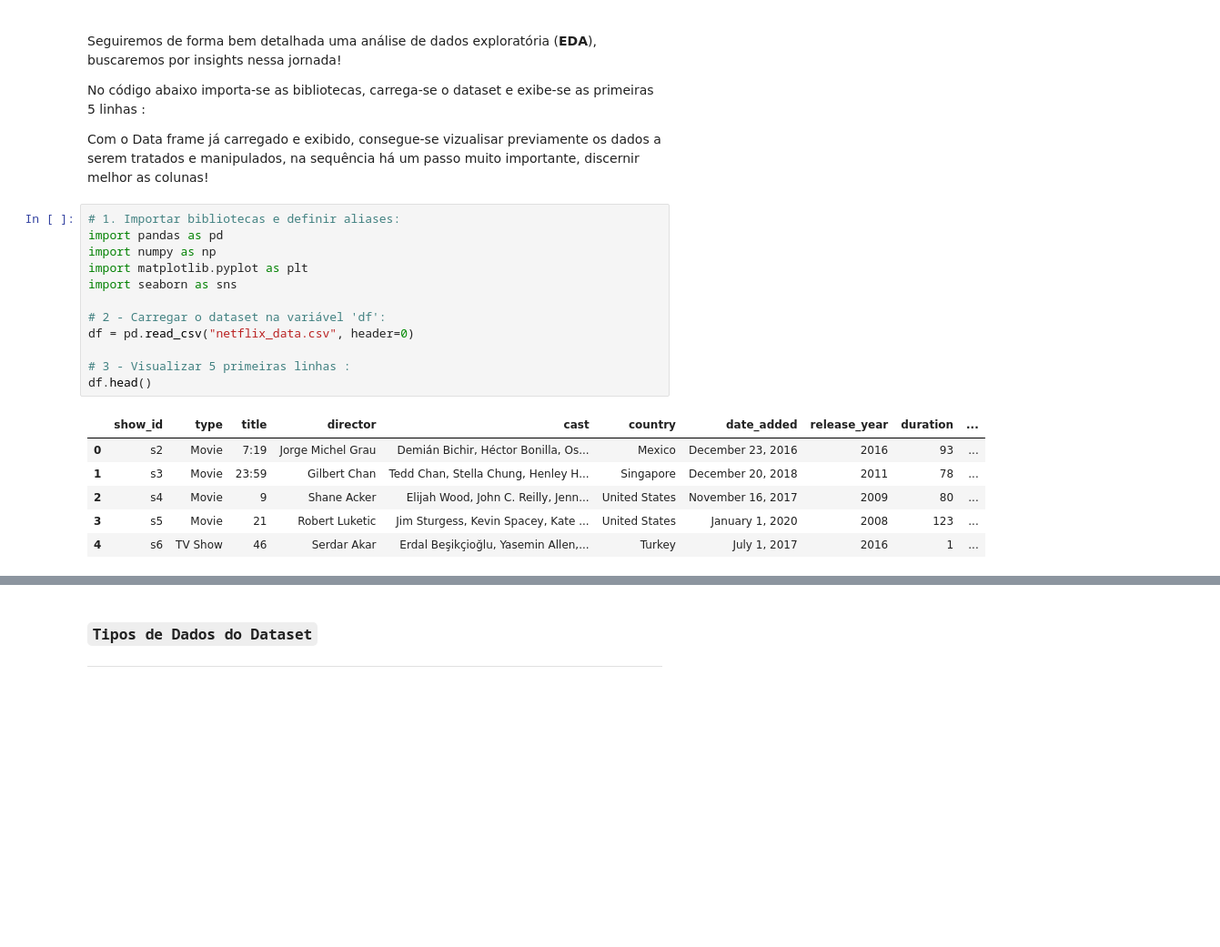
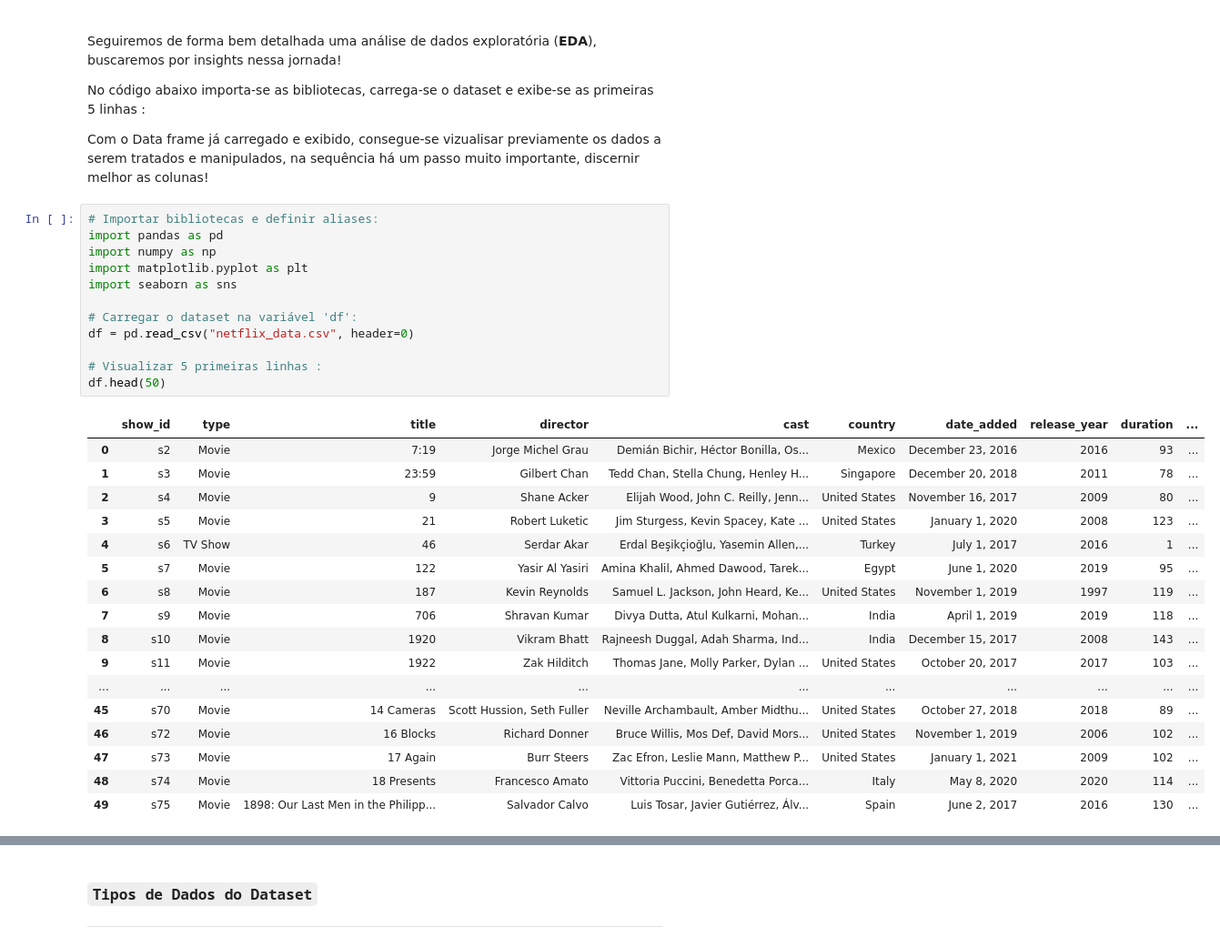
Before and after one commit to JoaoRanulfoDatascience/Netflix_ProjetoDS, a Jupyter notebook: netflix_analise_exploratoria.ipynb, the cells around one changed output, grey strips where cells are left out. Shown at 91% size. Cells and saved outputs as stored; diff of their text form; blank space fills up the shorter version.

```diff
--- a/netflix_analise_exploratoria.ipynb
+++ b/netflix_analise_exploratoria.ipynb
@@ -8,24 +8,35 @@ No código abaixo importa-se as bibliotecas, carrega-se o dataset e exibe-se as
 
 Com o Data frame já carregado e exibido, consegue-se vizualisar previamente os dados a serem tratados e manipulados, na sequência há um passo muito importante, discernir melhor as colunas!
 # %%
-# 1. Importar bibliotecas e definir aliases:
+# Importar bibliotecas e definir aliases:
 import pandas as pd
 import numpy as np
 import matplotlib.pyplot as plt
 import seaborn as sns
 
-# 2 - Carregar o dataset na variável 'df':
+# Carregar o dataset na variável 'df':
 df = pd.read_csv("netflix_data.csv", header=0)
 
-# 3 - Visualizar 5 primeiras linhas :
-df.head()
+# Visualizar 5 primeiras linhas :
+df.head(50)
 # %% [output]
 |  | show_id | type | title | director | cast | country | date_added | release_year | duration | ... |
 | 0 | s2 | Movie | 7:19 | Jorge Michel Grau | Demián Bichir, Héctor Bonilla, Os... | Mexico | December 23, 2016 | 2016 | 93 | ... |
 | 1 | s3 | Movie | 23:59 | Gilbert Chan | Tedd Chan, Stella Chung, Henley H... | Singapore | December 20, 2018 | 2011 | 78 | ... |
 | 2 | s4 | Movie | 9 | Shane Acker | Elijah Wood, John C. Reilly, Jenn... | United States | November 16, 2017 | 2009 | 80 | ... |
 | 3 | s5 | Movie | 21 | Robert Luketic | Jim Sturgess, Kevin Spacey, Kate ... | United States | January 1, 2020 | 2008 | 123 | ... |
 | 4 | s6 | TV Show | 46 | Serdar Akar | Erdal Beşikçioğlu, Yasemin Allen,... | Turkey | July 1, 2017 | 2016 | 1 | ... |
+| 5 | s7 | Movie | 122 | Yasir Al Yasiri | Amina Khalil, Ahmed Dawood, Tarek... | Egypt | June 1, 2020 | 2019 | 95 | ... |
+| 6 | s8 | Movie | 187 | Kevin Reynolds | Samuel L. Jackson, John Heard, Ke... | United States | November 1, 2019 | 1997 | 119 | ... |
+| 7 | s9 | Movie | 706 | Shravan Kumar | Divya Dutta, Atul Kulkarni, Mohan... | India | April 1, 2019 | 2019 | 118 | ... |
+| 8 | s10 | Movie | 1920 | Vikram Bhatt | Rajneesh Duggal, Adah Sharma, Ind... | India | December 15, 2017 | 2008 | 143 | ... |
+| 9 | s11 | Movie | 1922 | Zak Hilditch | Thomas Jane, Molly Parker, Dylan ... | United States | October 20, 2017 | 2017 | 103 | ... |
+| ... | ... | ... | ... | ... | ... | ... | ... | ... | ... | ... |
+| 45 | s70 | Movie | 14 Cameras | Scott Hussion, Seth Fuller | Neville Archambault, Amber Midthu... | United States | October 27, 2018 | 2018 | 89 | ... |
+| 46 | s72 | Movie | 16 Blocks | Richard Donner | Bruce Willis, Mos Def, David Mors... | United States | November 1, 2019 | 2006 | 102 | ... |
+| 47 | s73 | Movie | 17 Again | Burr Steers | Zac Efron, Leslie Mann, Matthew P... | United States | January 1, 2021 | 2009 | 102 | ... |
+| 48 | s74 | Movie | 18 Presents | Francesco Amato | Vittoria Puccini, Benedetta Porca... | Italy | May 8, 2020 | 2020 | 114 | ... |
+| 49 | s75 | Movie | 1898: Our Last Men in the Philipp... | Salvador Calvo | Luis Tosar, Javier Gutiérrez, Álv... | Spain | June 2, 2017 | 2016 | 130 | ... |
 # %% [markdown]
 ###  `Entendimento Inicial dos Dados`
 ---
```
Also changed, not shown: parts of 11 cells of this notebook.
